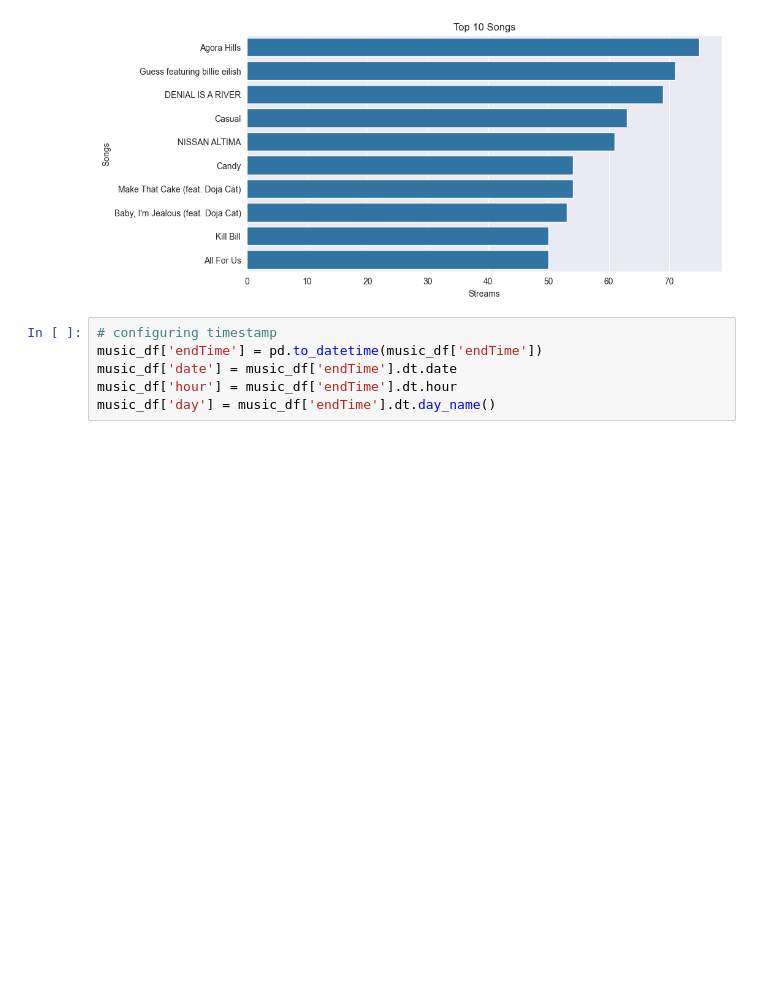
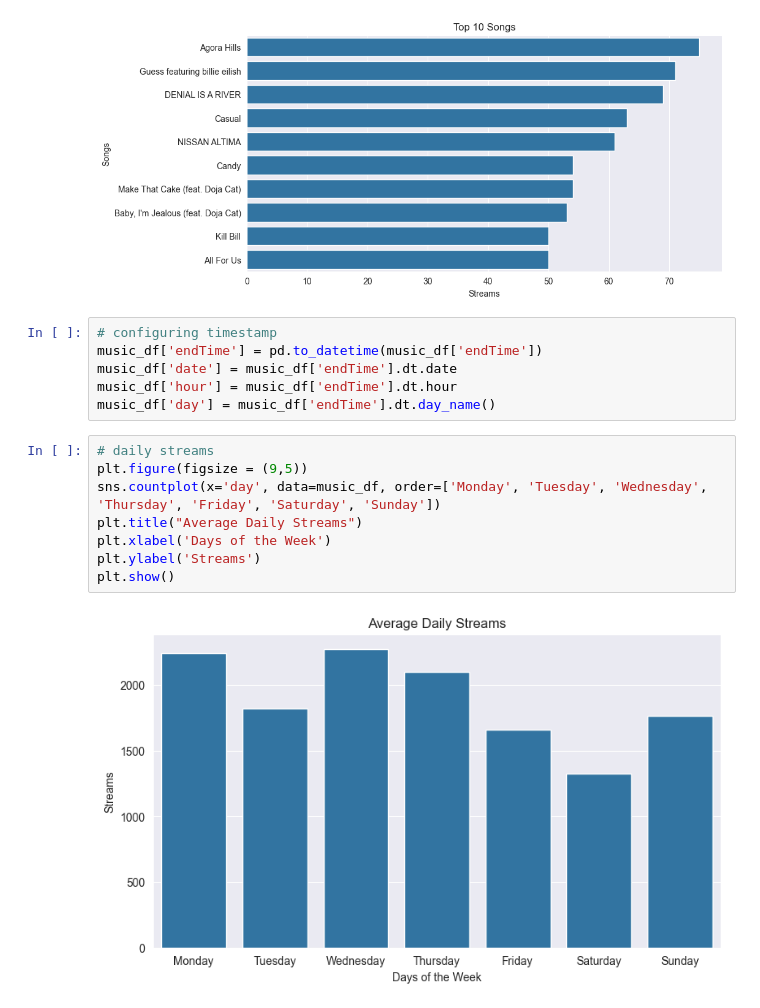
Before and after one commit to chinenyeenete/wrappedify, a Jupyter notebook: wrapped-data.ipynb, the cells around one changed output. Saved outputs shown, nothing was run; the diff lists cells and outputs as text; blank space fills up the shorter version.

Commit message:
added daily visualization

```diff
--- a/wrapped-data.ipynb
+++ b/wrapped-data.ipynb
@@ -58,3 +58,13 @@ music_df['endTime'] = pd.to_datetime(music_df['endTime'])
 music_df['date'] = music_df['endTime'].dt.date
 music_df['hour'] = music_df['endTime'].dt.hour
 music_df['day'] = music_df['endTime'].dt.day_name()
+# %%
+# daily streams
+plt.figure(figsize = (9,5))
+sns.countplot(x='day', data=music_df, order=['Monday', 'Tuesday', 'Wednesday', 'Thursday', 'Friday', 'Saturday', 'Sunday'])
+plt.title("Average Daily Streams")
+plt.xlabel('Days of the Week')
+plt.ylabel('Streams')
+plt.show()
+# %% [output]
+[figure, added]
```
